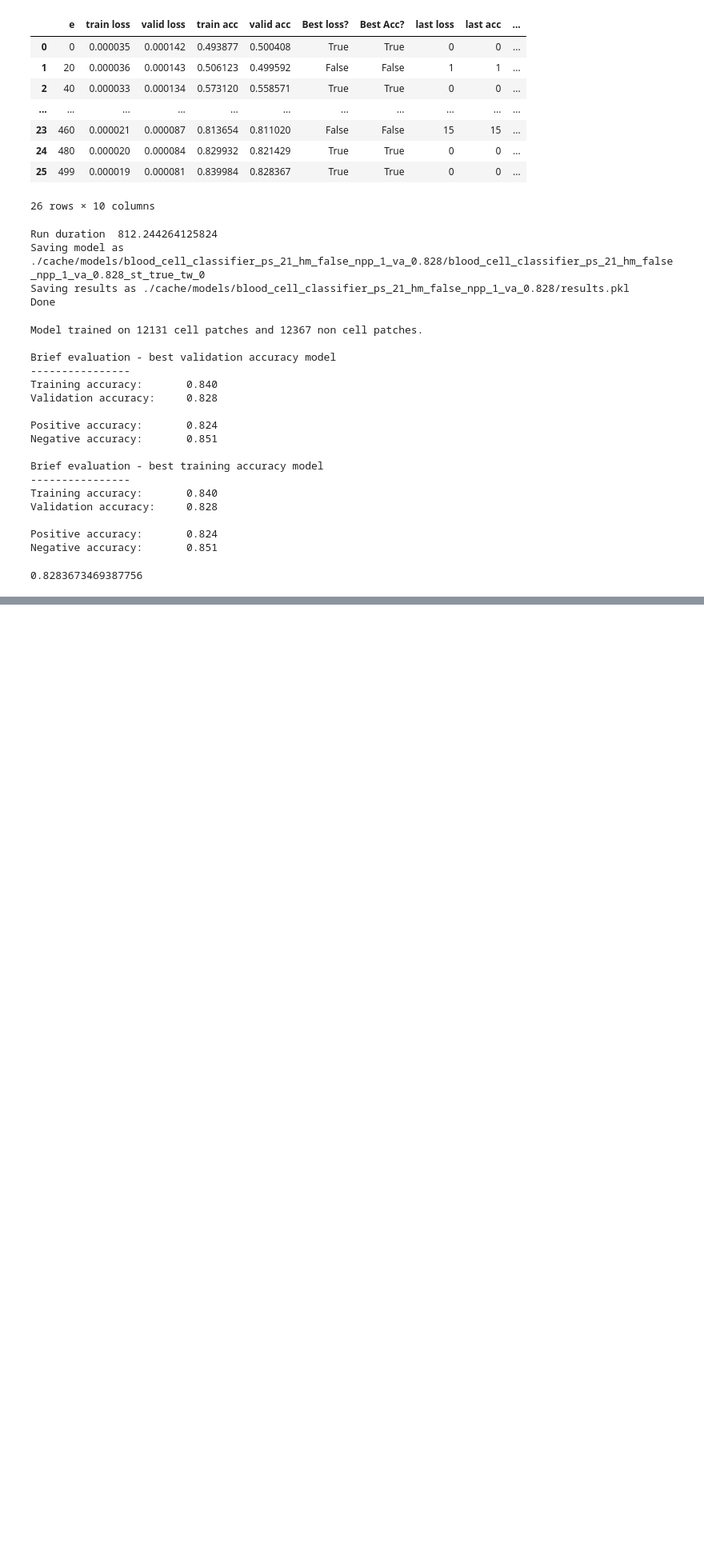
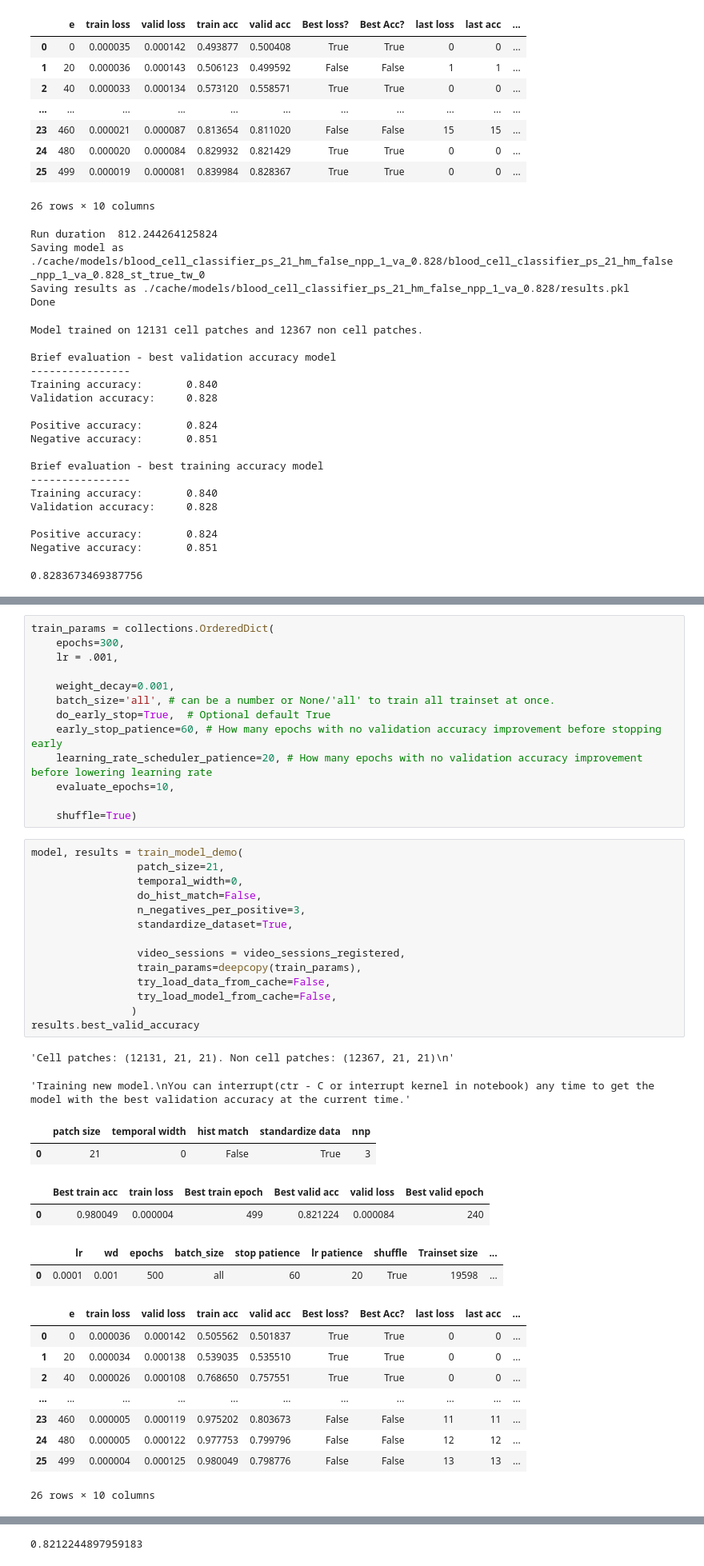
Before and after one commit to cchadj/cell-tracking-ucl-thesis, a Jupyter notebook: train-model-minimal.ipynb, the cells around one changed output, grey strips where cells are left out. Shown: that part at 80% size. Cells and saved outputs as stored; diff of their text form; blank space fills up the shorter version.

```diff
--- a/train-model-minimal.ipynb
+++ b/train-model-minimal.ipynb
@@ -2381,0 +2384,45 @@ Negative accuracy:       0.851
+# %%
+train_params = collections.OrderedDict(
+    epochs=300,
+    lr = .001,
+
+    weight_decay=0.001,
+    batch_size='all', # can be a number or None/'all' to train all trainset at once.
+    do_early_stop=True,  # Optional default True
+    early_stop_patience=60, # How many epochs with no validation accuracy improvement before stopping early
+    learning_rate_scheduler_patience=20, # How many epochs with no validation accuracy improvement before lowering learning rate
+    evaluate_epochs=10,
+
+    shuffle=True)
+# %%
+model, results = train_model_demo(
+                 patch_size=21,
+                 temporal_width=0,
+                 do_hist_match=False,
+                 n_negatives_per_positive=3,
+                 standardize_dataset=True,
+
+                 video_sessions = video_sessions_registered,
+                 train_params=deepcopy(train_params),
+                 try_load_data_from_cache=False,
+                 try_load_model_from_cache=False,
+                )
+results.best_valid_accuracy
+# %% [output]
+'Cell patches: (12131, 21, 21). Non cell patches: (12367, 21, 21)\n'
+'Training new model.\nYou can interrupt(ctr - C or interrupt kernel in notebook) any time to get the model with the best validation accuracy at the current time.'
+|  | patch size | temporal width | hist match | standardize data | nnp |
+| 0 | 21 | 0 | False | True | 3 |
+|  | Best train acc | train loss | Best train epoch | Best valid acc | valid loss | Best valid epoch |
+| 0 | 0.980049 | 0.000004 | 499 | 0.821224 | 0.000084 | 240 |
+|  | lr | wd | epochs | batch_size | stop patience | lr patience | shuffle | Trainset size | ... |
+| 0 | 0.0001 | 0.001 | 500 | all | 60 | 20 | True | 19598 | ... |
+|  | e | train loss | valid loss | train acc | valid acc | Best loss? | Best Acc? | last loss | last acc | ... |
+| 0 | 0 | 0.000036 | 0.000142 | 0.505562 | 0.501837 | True | True | 0 | 0 | ... |
+| 1 | 20 | 0.000034 | 0.000138 | 0.539035 | 0.535510 | True | True | 0 | 0 | ... |
+| 2 | 40 | 0.000026 | 0.000108 | 0.768650 | 0.757551 | True | True | 0 | 0 | ... |
+| ... | ... | ... | ... | ... | ... | ... | ... | ... | ... | ... |
+| 23 | 460 | 0.000005 | 0.000119 | 0.975202 | 0.803673 | False | False | 11 | 11 | ... |
+| 24 | 480 | 0.000005 | 0.000122 | 0.977753 | 0.799796 | False | False | 12 | 12 | ... |
+| 25 | 499 | 0.000004 | 0.000125 | 0.980049 | 0.798776 | False | False | 13 | 13 | ... |
+26 rows × 10 columns
@@ -2381,0 +2446 @@ Negative accuracy:       0.851
+0.8212244897959183
```
Also changed, not shown: parts of 6 cells of this notebook.
